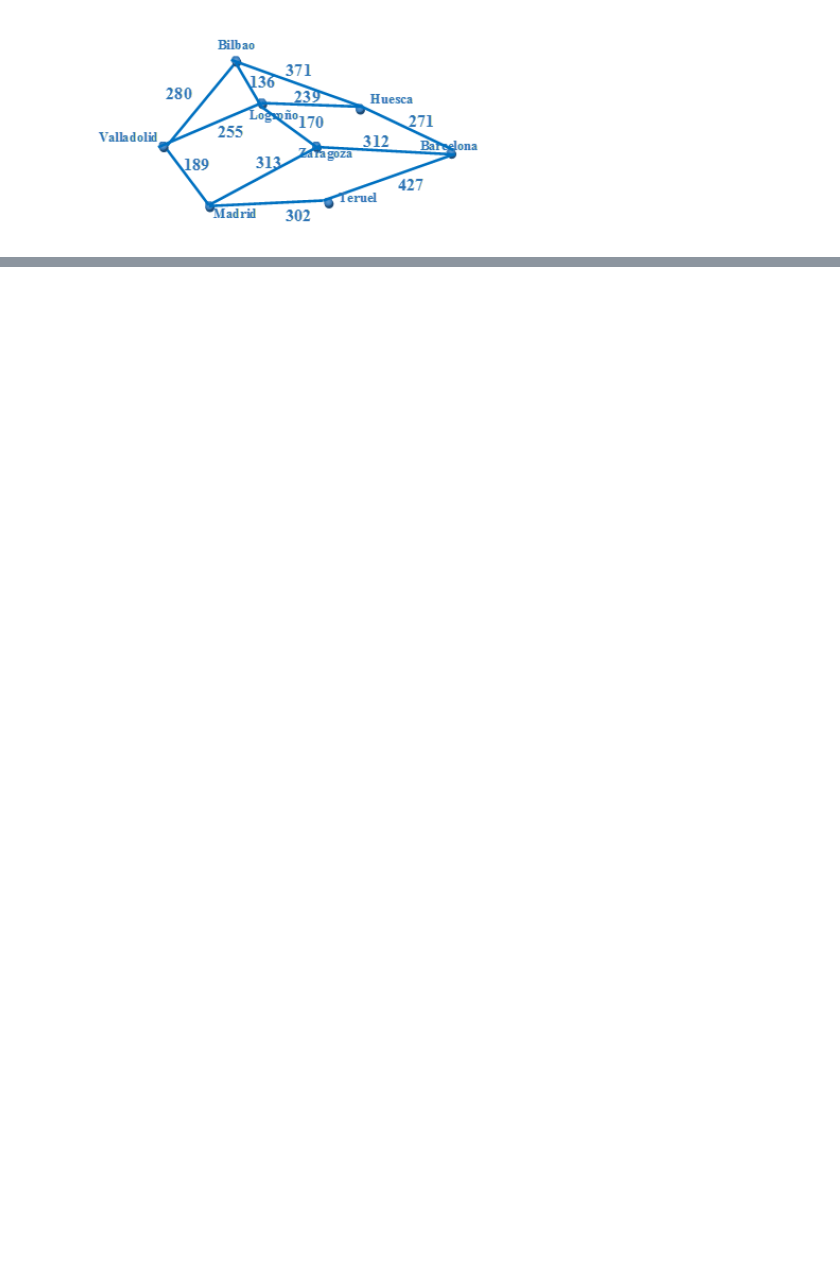
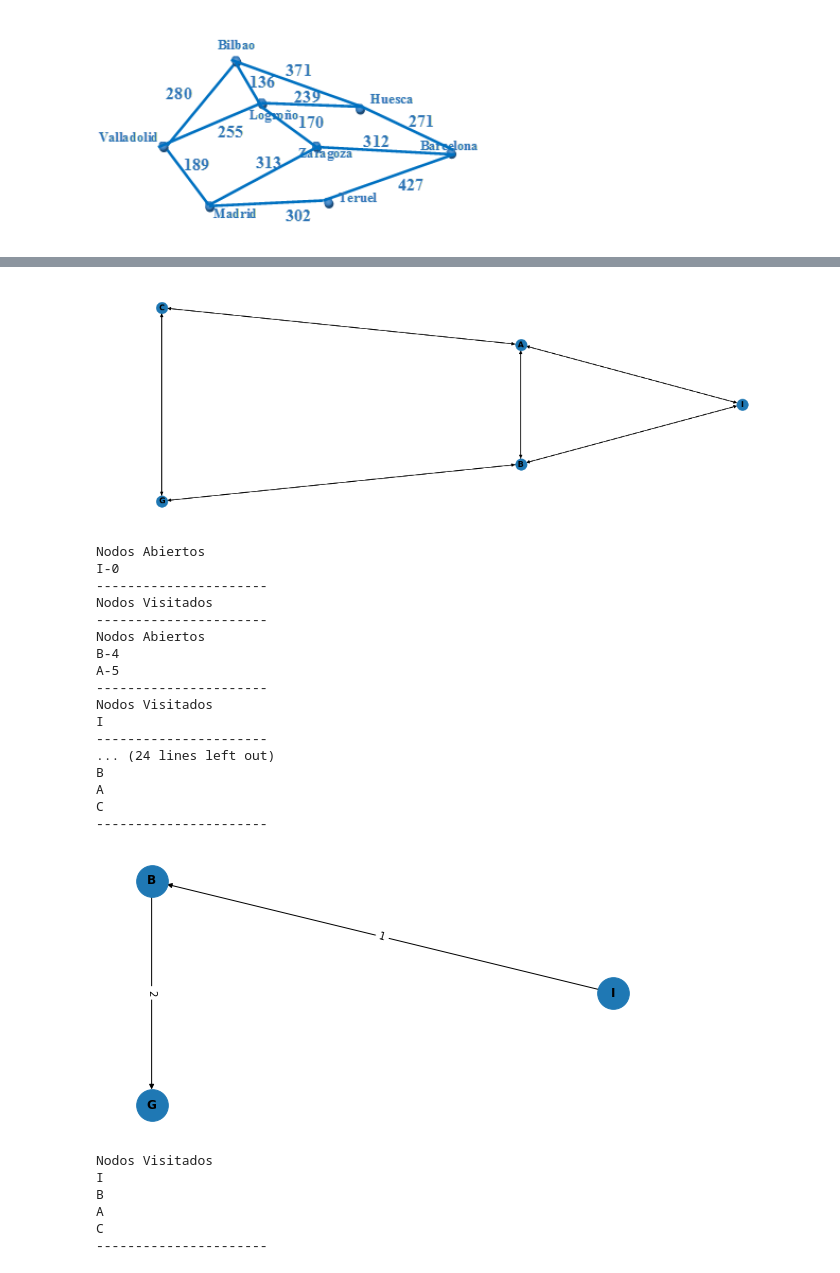
Before and after one commit to miguelalejo/IA_MachineLearning_Python, a Jupyter notebook: RazonamientoPlanificacion/CostSearch(CS).ipynb, the cells around one changed output, grey strips where cells are left out. Cells and saved outputs as stored; diff of their text form; code cells hidden in the pictures; blank space fills up the shorter version.

```diff
--- a/RazonamientoPlanificacion/CostSearch(CS).ipynb
+++ b/RazonamientoPlanificacion/CostSearch(CS).ipynb
@@ -321,2 +318,59 @@ Logroño
 Barcelona
 ----------------------
+# %%
+class FabricaPrueba:
+    def __init__(self):
+        I = Nodo("I")
+        A = Nodo("A")
+        B = Nodo("B")
+        C = Nodo("C")
+        G = Nodo("G")
+        I.nodosHijos=[A,B]
+        I.costos=[5,4]
+        A.nodosHijos=[I,B,C]
+        A.costos=[5,3,3]
+        B.nodosHijos=[I,A,G]
+        B.costos=[4,3,10]
+        C.nodosHijos=[A,G]
+        C.costos=[3,6]
+        G.nodosHijos=[C,B]
+        G.costos=[6,10]
+        self.I = I
+        self.A = A
+        self.B = B
+        self.C = C
+        self.G = G
+# %%
+f = FabricaPrueba()
+mostrar_grafica(f.I)
+cs = CS()
+nodoMeta,estado,visitados = cs.buscarGN(f.I,f.G)
+lista_nodos = crear_ruta_nodos(nodoMeta)
+graficar_ruta_nodos(lista_nodos)
+imprimir_lista_visitados(visitados)
+# %% [output]
+[figure, added]
+Nodos Abiertos
+I-0
+----------------------
+Nodos Visitados
+----------------------
+Nodos Abiertos
+B-4
+A-5
+----------------------
+Nodos Visitados
+I
+----------------------
+... (24 lines left out)
+B
+A
+C
+----------------------
+[figure, added]
+Nodos Visitados
+I
+B
+A
+C
+----------------------
```
Also changed, not shown: parts of 8 cells of this notebook, 52 other files.
